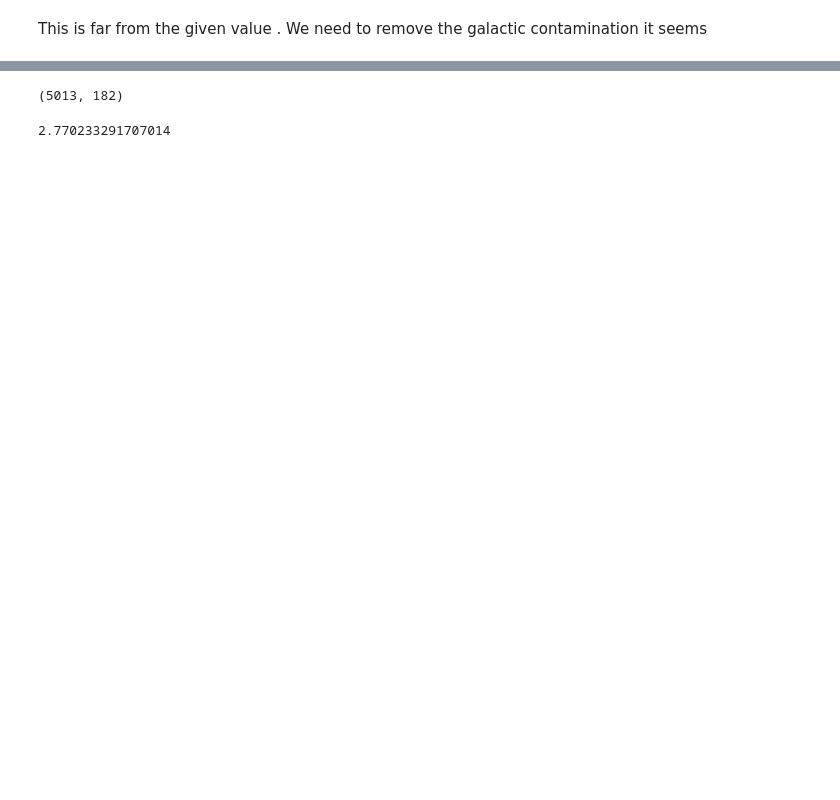
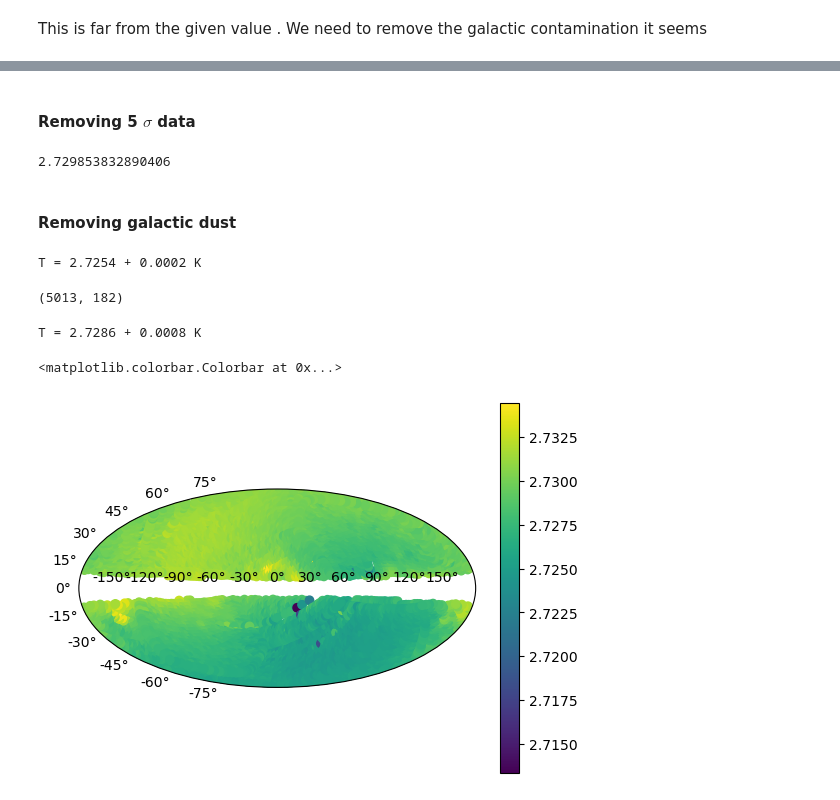
Before and after one commit to Soumomo/Motion-of-solar-system, a Jupyter notebook: Code/fits.ipynb, the cells around one changed output, grey strips where cells are left out. Drawn from its saved outputs; the diff is of its cells as text; code cells hidden in the pictures; blank space fills up the shorter version.

```diff
--- a/Code/fits.ipynb
+++ b/Code/fits.ipynb
@@ -45,11 +54,10 @@ def Intensity(wave_num,T):
 # 1st frequency is 68.020812 Ghz
 freq_0=68.020812*1e9
 freq_interval=13.604162*1e9
-
 #wave number is freq/c. there are 43 total values measured with this interval
 
-wave_number=[]
+frequency=[]
 for i in range(43):
     freq_flag=freq_0+i*freq_interval
-    wave_number.append(freq_flag/c_cms)
-wave_number=np.array(wave_number)
+    frequency.append(freq_flag)
+frequency=np.array(frequency)
@@ -83,0 +116,12 @@ This is far from the given value . We need to remove the galactic contamination
+# %% [markdown]
+#### Removing 5 $\sigma$ data
+# %%
+def root_mean_square(input):
+    input=np.array(input)
+    squared_input=input*input
+    mean=np.sum(squared_input)/squared_input.size
+    return np.sqrt(mean)
+
+root_mean_square(Pixel_data['Temperature'])
+# %% [output]
+2.729853832890406
@@ -84,2 +135,14 @@ This is far from the given value . We need to remove the galactic contamination
+# %% [markdown]
+#### Removing galactic dust
+# %%
+lowdust_data = fits.open("/home/soumadip/Downloads/FIRAS_DUST_SPECTRUM_MAP_LOWF.FITS")
+dust_data = lowdust_data[1].data
+final_data = destriped_data['SPECTRUM']-dust_data['SPECTRUM']
+Pixel_data=get_Temperature(frequency,final_data[:43:])
+avg_temperature=np.mean(Pixel_data['Temperature'])
+avg_uncertainty=np.mean(Pixel_data['Uncertainty'])
+print('T = {:.4f} + {:.4f} K'.format(avg_temperature,avg_uncertainty))
+# %% [output]
+T = 2.7254 + 0.0002 K
 # %%
 lattitude = destriped_data['GAL_LAT']
@@ -97,19 +170,36 @@ spectrum_cut=np.array(accepted_spectrum)
 spectrum_cut.shape
 # %% [output]
 (5013, 182)
-# %%
-def get_temp(wave_number,input):
-    T=[]
-    for i in range(len(input)):
-        Intensity_observed=input[i]
-        Intensity_observed=Intensity_observed[0:43:]
-        T0=2
-        popt,pcov=curve_fit(Intensity,wave_number,Intensity_observed,T0)
-        k=popt[0]
-        T.append(k)
-    return T
-
-temperature_cut = get_temp(wave_number,spectrum_cut)
-sum(temperature_cut)/len(temperature_cut)
-# %% [output]
-2.770233291707014
+# %%
+longtitude=[]
+for i in accepted_longtitude:
+    if i > 180:
+        longtitude.append(i-360)
+    else:
+        longtitude.append(i)
+accepted_lattitude=np.array(accepted_lattitude)
+accepted_longtitude=np.array(longtitude)
+# %%
+Pixel_cut = get_Temperature(frequency,spectrum_cut)
+avg_temperature=np.sum(Pixel_cut['Temperature'])/len(Pixel_cut['Temperature'])
+avg_uncertainty=np.sum(Pixel_cut['Uncertainty'])/len(Pixel_cut['Uncertainty'])
+print('T = {:.4f} + {:.4f} K'.format(avg_temperature,avg_uncertainty))
+# %% [output]
+T = 2.7286 + 0.0008 K
+# %%
+longtitude=[]
+for i in accepted_longtitude:
+    if i > 180:
+        longtitude.append(i-360)
+    else:
+        longtitude.append(i)
+lattitude=accepted_lattitude
+lattitude_rad=np.pi*np.array(lattitude)/180
+longtitude_rad=np.pi*np.array(longtitude)/180
+plt.figure()
+plt.subplot(111,projection='aitoff')
+plt.scatter(longtitude_rad,lattitude_rad,c=Pixel_cut['Temperature'])
+plt.colorbar()
+# %% [output]
+<matplotlib.colorbar.Colorbar at 0x...>
+[figure, added]
```
Also changed, not shown: parts of 22 cells of this notebook, 7 other files.
